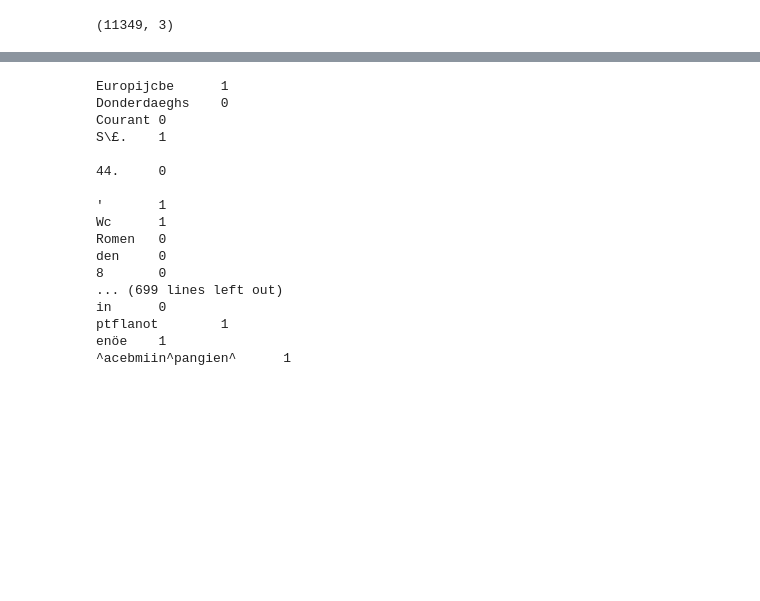
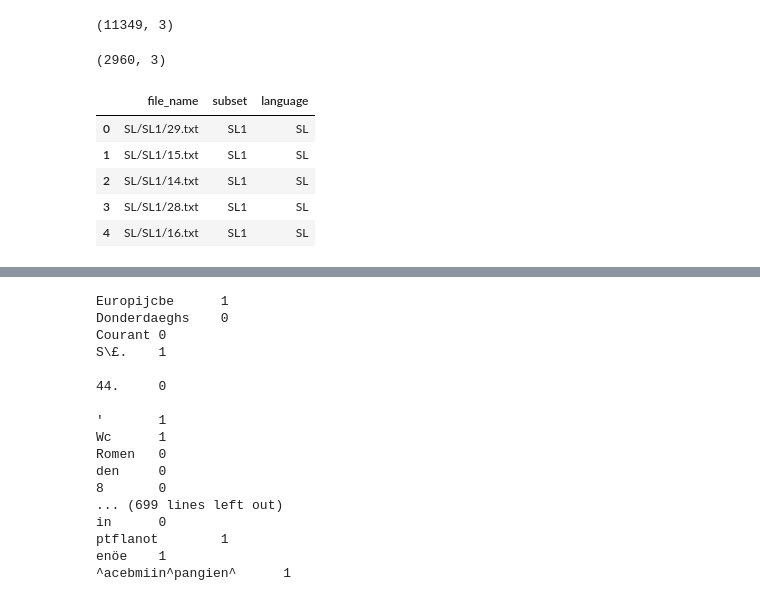
Before and after one commit to jvdzwaan/ocrpostcorrection, a Jupyter notebook: load-data.ipynb, the cells around one changed output, grey strips where cells are left out. Saved outputs shown, nothing was run; the diff lists cells and outputs as text; code cells hidden in the pictures; blank space fills up the shorter version.

Commit message:
Refactor saving the data files
Also save intermediate results.

```diff
--- a/load-data.ipynb
+++ b/load-data.ipynb
@@ -266,6 +294,18 @@ files = pd.DataFrame.from_dict({'file_name': file_names,
 files.shape
 # %% [output]
 (11349, 3)
+# %%
+files = pd.read_csv('train-file-data.csv', index_col=0)
+print(files.shape)
+files.head()
+# %% [output]
+(2960, 3)
+|  | file_name | subset | language |
+| 0 | SL/SL1/29.txt | SL1 | SL |
+| 1 | SL/SL1/15.txt | SL1 | SL |
+| 2 | SL/SL1/14.txt | SL1 | SL |
+| 3 | SL/SL1/28.txt | SL1 | SL |
+| 4 | SL/SL1/16.txt | SL1 | SL |
 # %%
 from sklearn.model_selection import train_test_split
 
```
Also changed, not shown: parts of 18 cells of this notebook.
